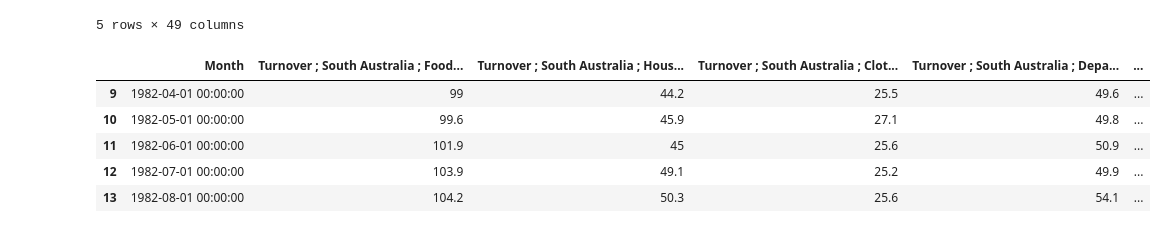
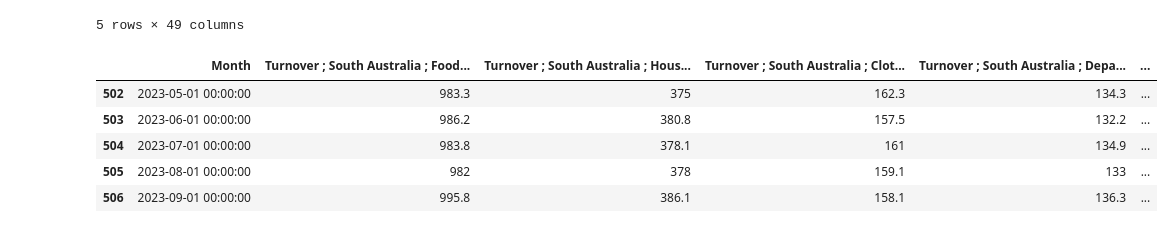
Before and after one commit to benhengyong/Group2, a Jupyter notebook: DataAnalysis.ipynb, the cells around one changed output. Saved outputs shown, nothing was run; the diff lists cells and outputs as text; code cells hidden in the pictures.

```diff
--- a/DataAnalysis.ipynb
+++ b/DataAnalysis.ipynb
@@ -108,15 +102,15 @@ question_4_df.head()
 | 13 | 1982-08-01 00:00:00 | 420 | 314.9 | 169.7 | 104.2 | ... |
 5 rows × 49 columns
 # %%
-# From data_by_state_and_industry, create new dataframe with only data from chosen state
+# From question_4_df, create new dataframe with only data from chosen state
 chosen_state = 'South Australia'
 
 chosen_state_df = question_4_df.filter(regex= f'Month|{chosen_state}')
-chosen_state_df.head()
+chosen_state_df.tail()
 # %% [output]
 |  | Month | Turnover ; South Australia ; Food... | Turnover ; South Australia ; Hous... | Turnover ; South Australia ; Clot... | Turnover ; South Australia ; Depa... | ... |
-| 9 | 1982-04-01 00:00:00 | 99 | 44.2 | 25.5 | 49.6 | ... |
-| 10 | 1982-05-01 00:00:00 | 99.6 | 45.9 | 27.1 | 49.8 | ... |
-| 11 | 1982-06-01 00:00:00 | 101.9 | 45 | 25.6 | 50.9 | ... |
-| 12 | 1982-07-01 00:00:00 | 103.9 | 49.1 | 25.2 | 49.9 | ... |
-| 13 | 1982-08-01 00:00:00 | 104.2 | 50.3 | 25.6 | 54.1 | ... |
+| 502 | 2023-05-01 00:00:00 | 983.3 | 375 | 162.3 | 134.3 | ... |
+| 503 | 2023-06-01 00:00:00 | 986.2 | 380.8 | 157.5 | 132.2 | ... |
+| 504 | 2023-07-01 00:00:00 | 983.8 | 378.1 | 161 | 134.9 | ... |
+| 505 | 2023-08-01 00:00:00 | 982 | 378 | 159.1 | 133 | ... |
+| 506 | 2023-09-01 00:00:00 | 995.8 | 386.1 | 158.1 | 136.3 | ... |
```
Also changed, not shown: parts of 17 cells of this notebook, 1 other file.
